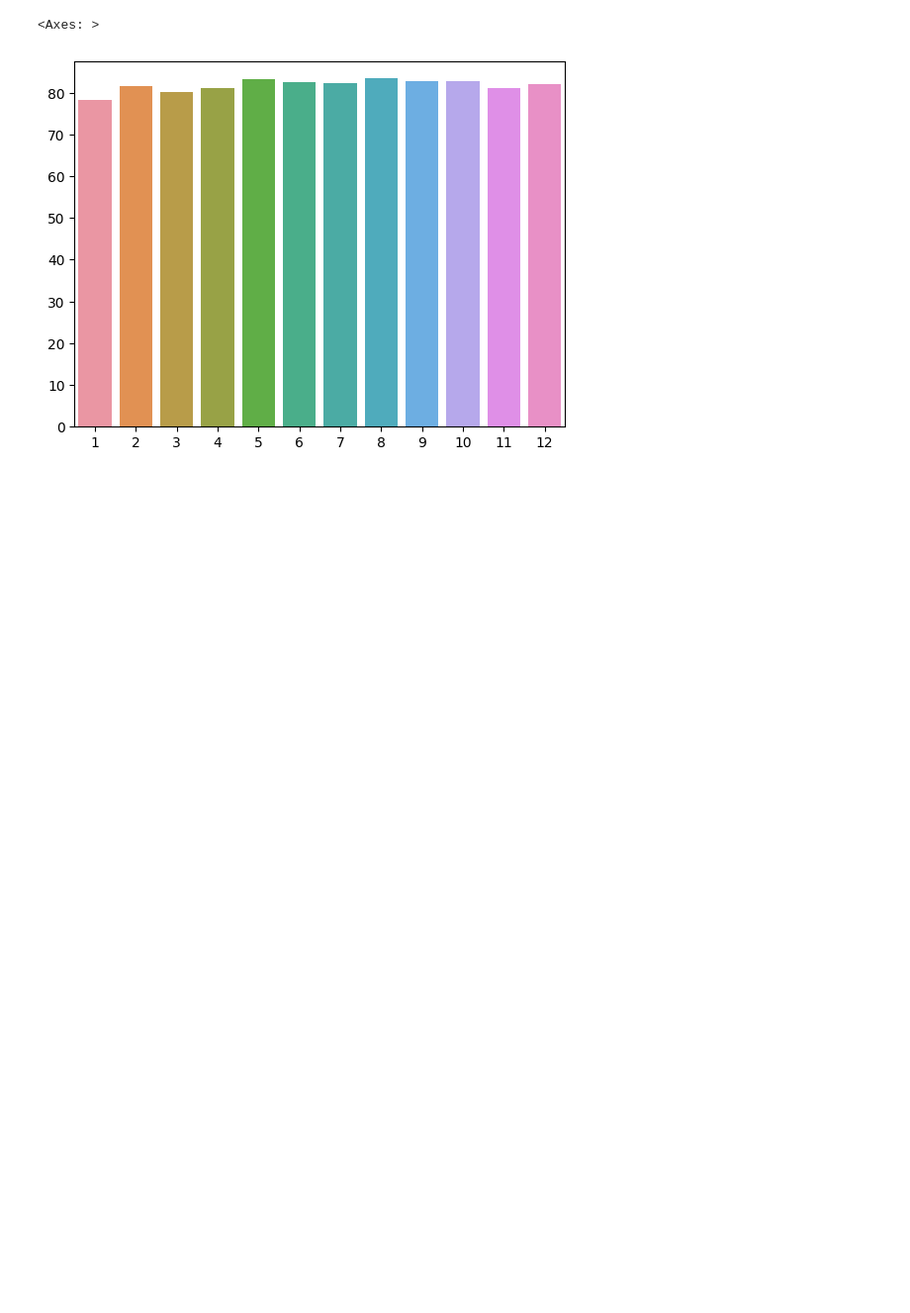
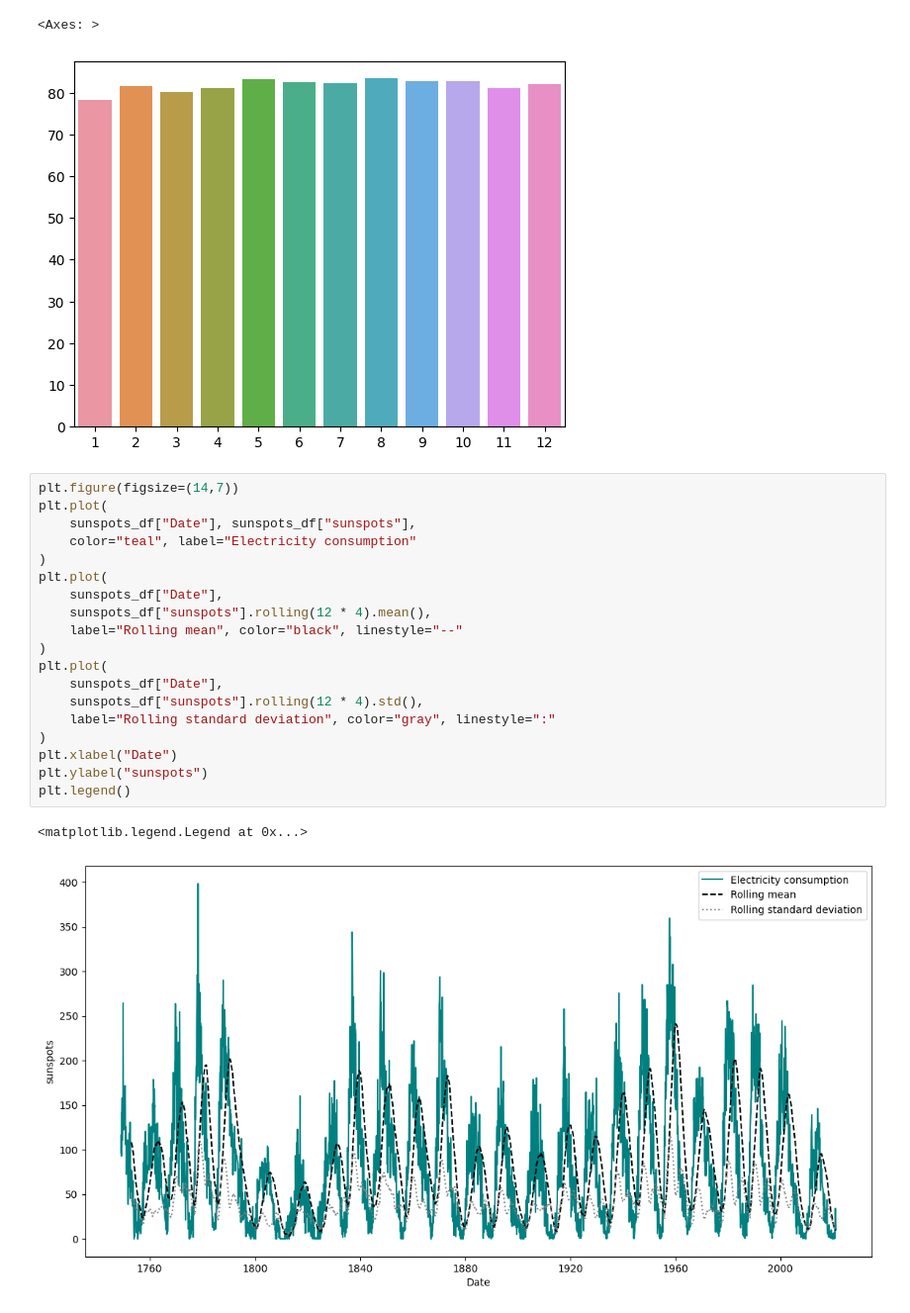
Before and after one commit to czyjtu/time-series-forecasting, a Jupyter notebook: notebooks/esn-sunspots.ipynb, the cells around one changed output. Shown at 99% size. Cells and saved outputs as stored; diff of their text form; blank space fills up the shorter version.

```diff
--- a/notebooks/esn-sunspots.ipynb
+++ b/notebooks/esn-sunspots.ipynb
@@ -42,3 +45,25 @@ sns.barplot(x=list(range(1, 13)), y=y)
 # %% [output]
 <Axes: >
 [figure]
+# %%
+plt.figure(figsize=(14,7))
+plt.plot(
+    sunspots_df["Date"], sunspots_df["sunspots"],
+    color="teal", label="Electricity consumption"
+)
+plt.plot(
+    sunspots_df["Date"],
+    sunspots_df["sunspots"].rolling(12 * 4).mean(),
+    label="Rolling mean", color="black", linestyle="--"
+)
+plt.plot(
+    sunspots_df["Date"],
+    sunspots_df["sunspots"].rolling(12 * 4).std(),
+    label="Rolling standard deviation", color="gray", linestyle=":"
+)
+plt.xlabel("Date")
+plt.ylabel("sunspots")
+plt.legend()
+# %% [output]
+<matplotlib.legend.Legend at 0x...>
+[figure, added]
```
Also changed, not shown: parts of 21 cells of this notebook.
